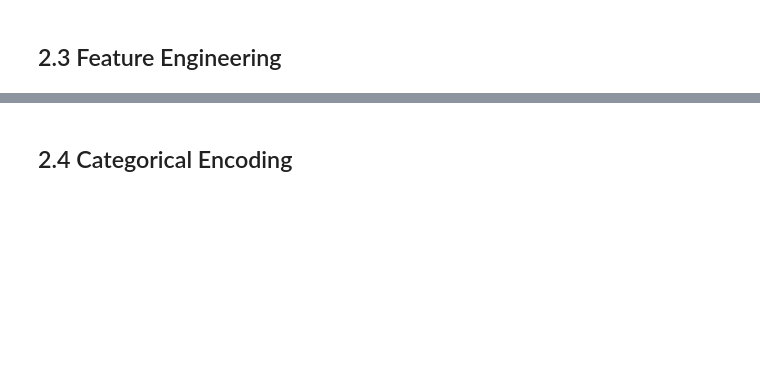
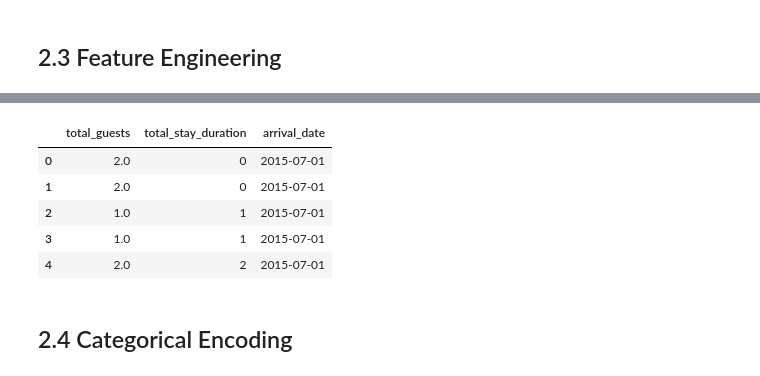
Before and after one commit to BaraahM/Hotel, a Jupyter notebook: WQF7004_GroupProject.ipynb, the cells around one changed output, grey strips where cells are left out. Drawn from its saved outputs; the diff is of its cells as text; code cells hidden in the pictures; blank space fills up the shorter version.

```diff
--- a/WQF7004_GroupProject.ipynb
+++ b/WQF7004_GroupProject.ipynb
@@ -148,2 +209,37 @@ Name: count, dtype: int64
+# %%
+# 1. Create total_guests feature
+df['total_guests'] = df['adults'] + df['children'] + df['babies']
+
+# 2. Create total_stay_duration feature
+df['total_stay_duration'] = df['stays_in_weekend_nights'] + df['stays_in_week_nights']
+
+# 3. Construct a standard datetime object for arrival date
+# Map textual month names to standard numeric values
+month_mapping = {
+    'January': 1, 'February': 2, 'March': 3, 'April': 4,
+    'May': 5, 'June': 6, 'July': 7, 'August': 8,
+    'September': 9, 'October': 10, 'November': 11, 'December': 12
+}
+df['arrival_date_month_num'] = df['arrival_date_month'].map(month_mapping)
+
+# Use pandas to_datetime to build the clean timestamp feature
+df['arrival_date'] = pd.to_datetime(
+    df['arrival_date_year'].astype(str) + '-' +
+    df['arrival_date_month_num'].astype(str) + '-' +
+    df['arrival_date_day_of_month'].astype(str)
+)
+
+# Safely drop our temporary month number column
+df.drop(columns=['arrival_date_month_num'], inplace=True)
+
+# Display engineered additions to ensure valid formatting
+df[['total_guests', 'total_stay_duration', 'arrival_date']].head()
+# %% [output]
+|  | total_guests | total_stay_duration | arrival_date |
+| 0 | 2.0 | 0 | 2015-07-01 |
+| 1 | 2.0 | 0 | 2015-07-01 |
+| 2 | 1.0 | 1 | 2015-07-01 |
+| 3 | 1.0 | 1 | 2015-07-01 |
+| 4 | 2.0 | 2 | 2015-07-01 |
 # %% [markdown]
 ## 2.4 Categorical Encoding
```
Also changed, not shown: parts of 14 cells of this notebook.
